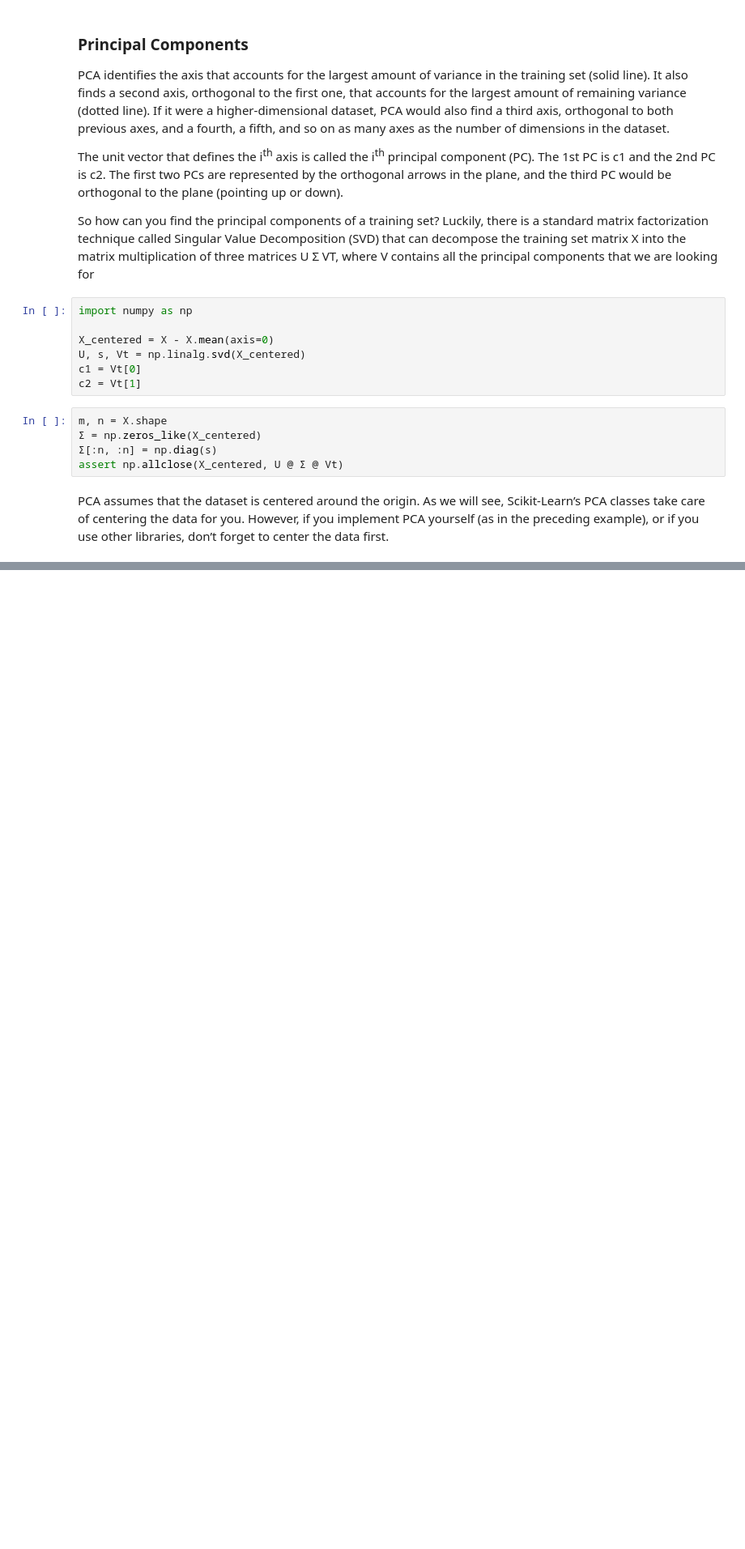
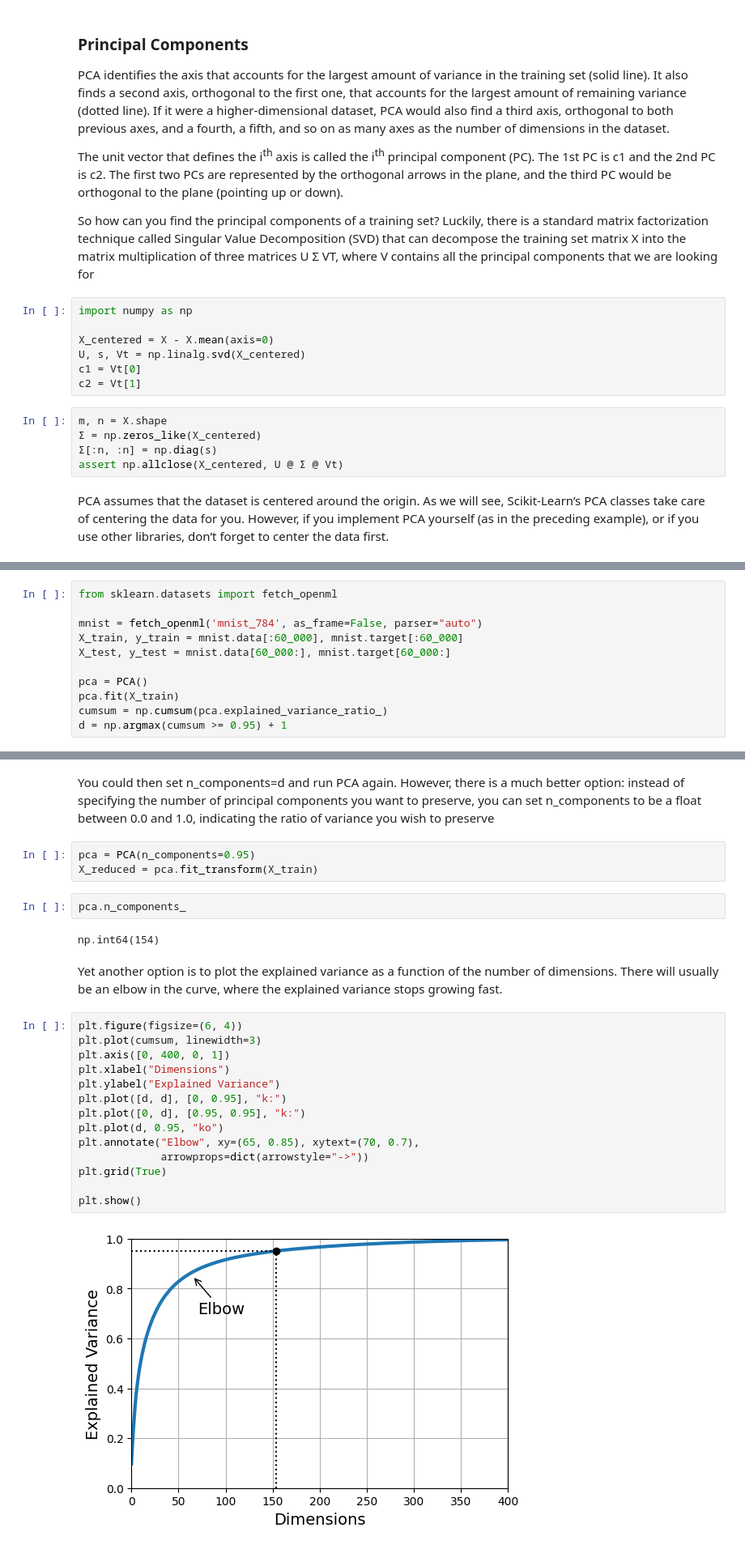
Before and after one commit to JMCoC/ml_engineer_roadmap, a Jupyter notebook: machinLearning/fundamentals/C8_DimensionReduction/dimensionReduction.ipynb, the cells around one changed output, grey strips where cells are left out. Shown at 81% size. Saved outputs shown, nothing was run; the diff lists cells and outputs as text; blank space fills up the shorter version.

```diff
--- a/machinLearning/fundamentals/C8_DimensionReduction/dimensionReduction.ipynb
+++ b/machinLearning/fundamentals/C8_DimensionReduction/dimensionReduction.ipynb
@@ -346,0 +389,11 @@ PCA assumes that the dataset is centered around the origin. As we will see, Scik
+# %%
+from sklearn.datasets import fetch_openml
+
+mnist = fetch_openml('mnist_784', as_frame=False, parser="auto")
+X_train, y_train = mnist.data[:60_000], mnist.target[:60_000]
+X_test, y_test = mnist.data[60_000:], mnist.target[60_000:]
+
+pca = PCA()
+pca.fit(X_train)
+cumsum = np.cumsum(pca.explained_variance_ratio_)
+d = np.argmax(cumsum >= 0.95) + 1
@@ -346,0 +404,30 @@ PCA assumes that the dataset is centered around the origin. As we will see, Scik
+# %% [markdown]
+You could then set n_components=d and run PCA again. However, there is a much
+better option: instead of specifying the number of principal components you want to
+preserve, you can set n_components to be a float between 0.0 and 1.0, indicating the ratio of variance you wish to preserve
+# %%
+pca = PCA(n_components=0.95)
+X_reduced = pca.fit_transform(X_train)
+# %%
+pca.n_components_
+# %% [output]
+np.int64(154)
+# %% [markdown]
+Yet another option is to plot the explained variance as a function of the number of
+dimensions. There will usually be an elbow in the curve, where the explained variance stops growing fast.
+# %%
+plt.figure(figsize=(6, 4))
+plt.plot(cumsum, linewidth=3)
+plt.axis([0, 400, 0, 1])
+plt.xlabel("Dimensions")
+plt.ylabel("Explained Variance")
+plt.plot([d, d], [0, 0.95], "k:")
+plt.plot([0, d], [0.95, 0.95], "k:")
+plt.plot(d, 0.95, "ko")
+plt.annotate("Elbow", xy=(65, 0.85), xytext=(70, 0.7),
+             arrowprops=dict(arrowstyle="->"))
+plt.grid(True)
+
+plt.show()
+# %% [output]
+[figure, added]
```
Also changed, not shown: parts of 12 cells of this notebook.
